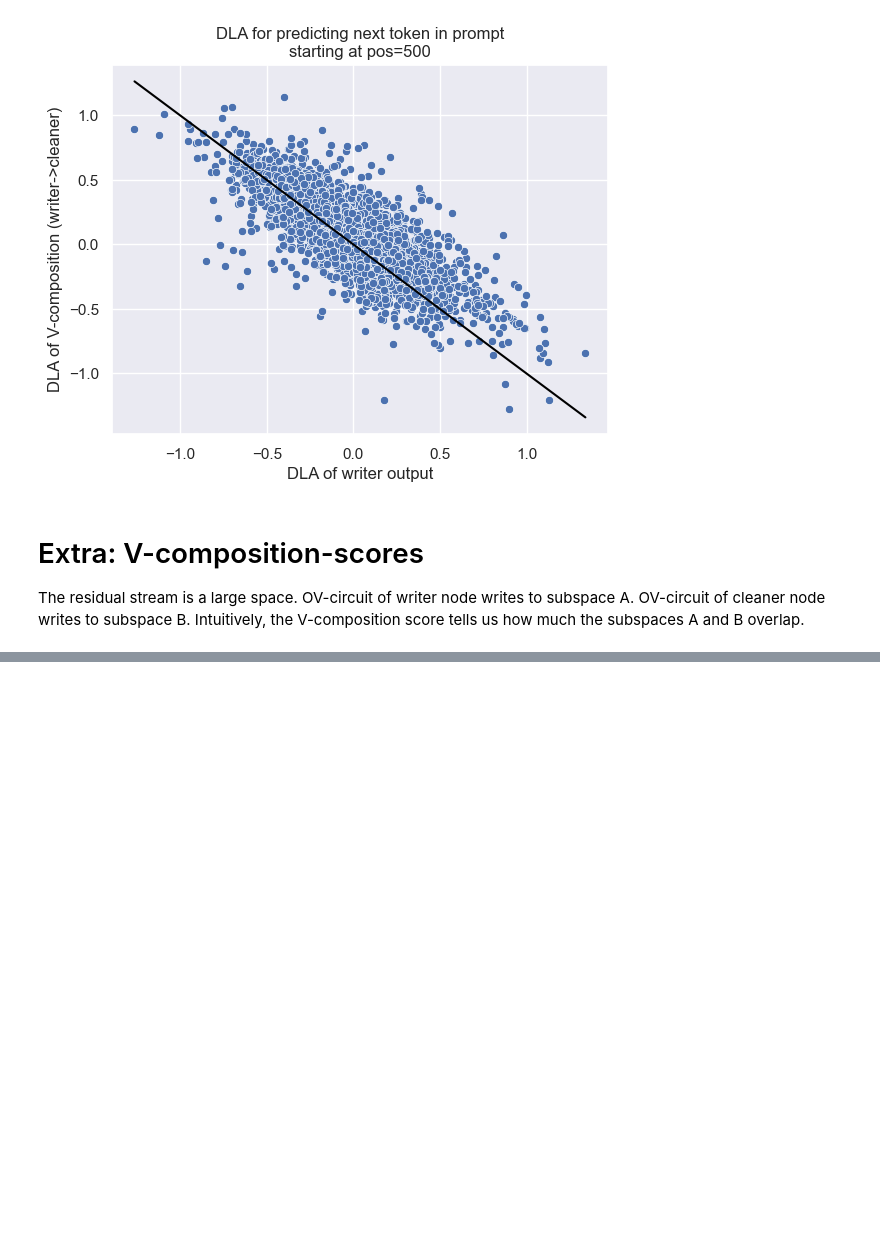
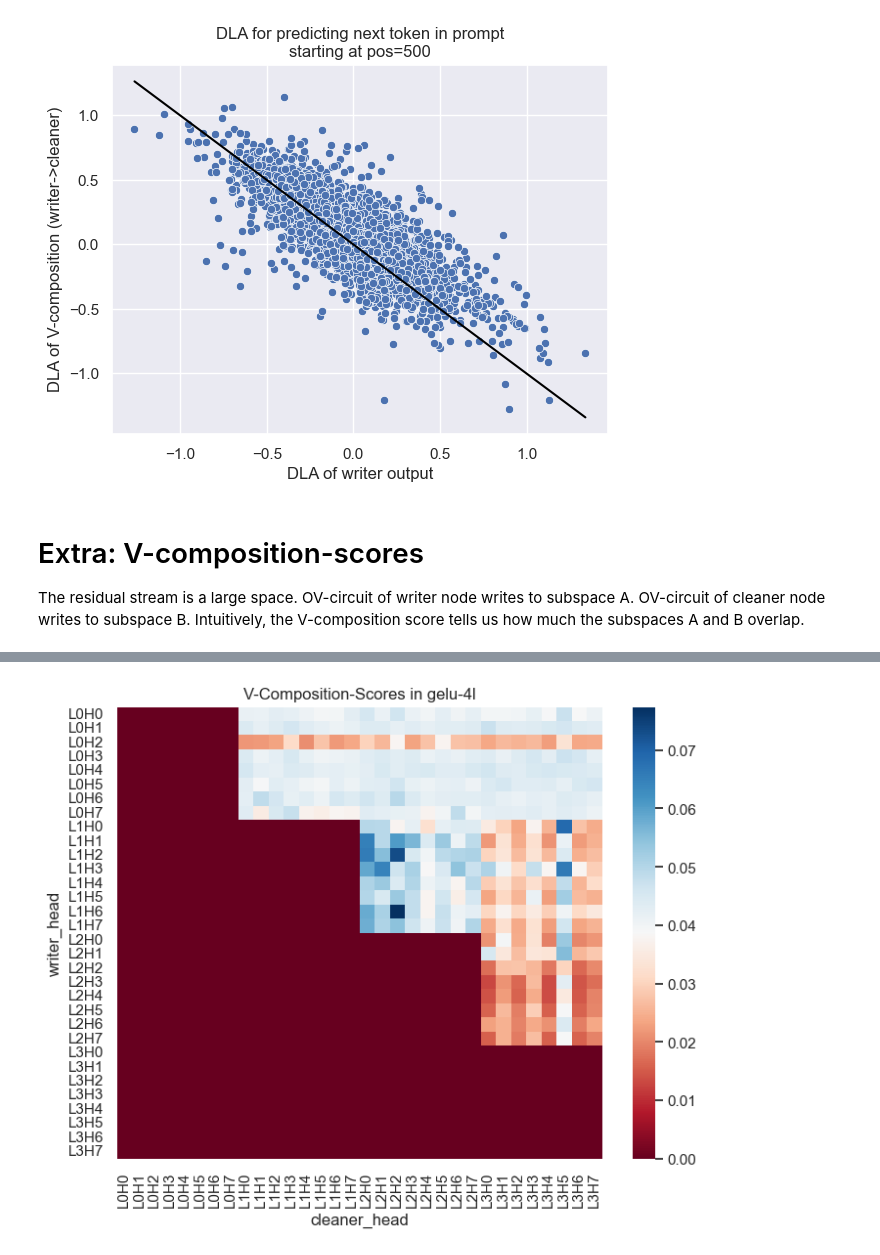
Before and after one commit to canrager/cleanup_nodes, a Jupyter notebook: scatterplot_DLA_writer_vs_cleaner.ipynb, the cells around one changed output, grey strips where cells are left out. Drawn from its saved outputs; the diff is of its cells as text; code cells hidden in the pictures; blank space fills up the shorter version.

```diff
--- a/scatterplot_DLA_writer_vs_cleaner.ipynb
+++ b/scatterplot_DLA_writer_vs_cleaner.ipynb
@@ -208,0 +211,19 @@ Nothing spectacular for clean_up heads in layer 2.
+# %%
+full_vcomp_scores = torch.zeros((model.cfg.n_layers * model.cfg.n_heads, model.cfg.n_layers * model.cfg.n_heads))
+ticklabels = []
+
+for writer_layer in range(model.cfg.n_layers):
+    for writer_head in range(model.cfg.n_heads):
+        writer_idx = writer_layer * model.cfg.n_heads + writer_head
+        ticklabels.append(f"L{writer_layer}H{writer_head}")
+        writerOV = W_OV[writer_layer, writer_head]
+        writerOV_norm = torch.norm(writerOV, p="fro")
+
+        for cleaner_layer in range(writer_layer+1, model.cfg.n_layers):
+            for cleaner_head in range(model.cfg.n_heads):
+                cleaner_idx = cleaner_layer * model.cfg.n_heads + cleaner_head
+                cleanerOV = W_OV[cleaner_layer, cleaner_head]
+                cleanerOV_norm = torch.norm(cleanerOV, p="fro")
+                prod = torch.matmul(writerOV, cleanerOV)
+
+                full_vcomp_scores[writer_idx, cleaner_idx] = torch.norm(prod, p="fro") / (writerOV_norm * cleanerOV_norm)
@@ -208,0 +238,11 @@ Nothing spectacular for clean_up heads in layer 2.
+# %%
+plt.figure(figsize=(8,6))
+
+hm = sns.heatmap(full_vcomp_scores,
+            xticklabels=ticklabels,
+            yticklabels=ticklabels,
+            cmap="RdBu")
+plt.title("V-Composition-Scores in gelu-4l")
+hm.set(xlabel="cleaner_head", ylabel="writer_head");
+# %% [output]
+[figure, added]
```
Also changed, not shown: parts of 6 cells of this notebook.
